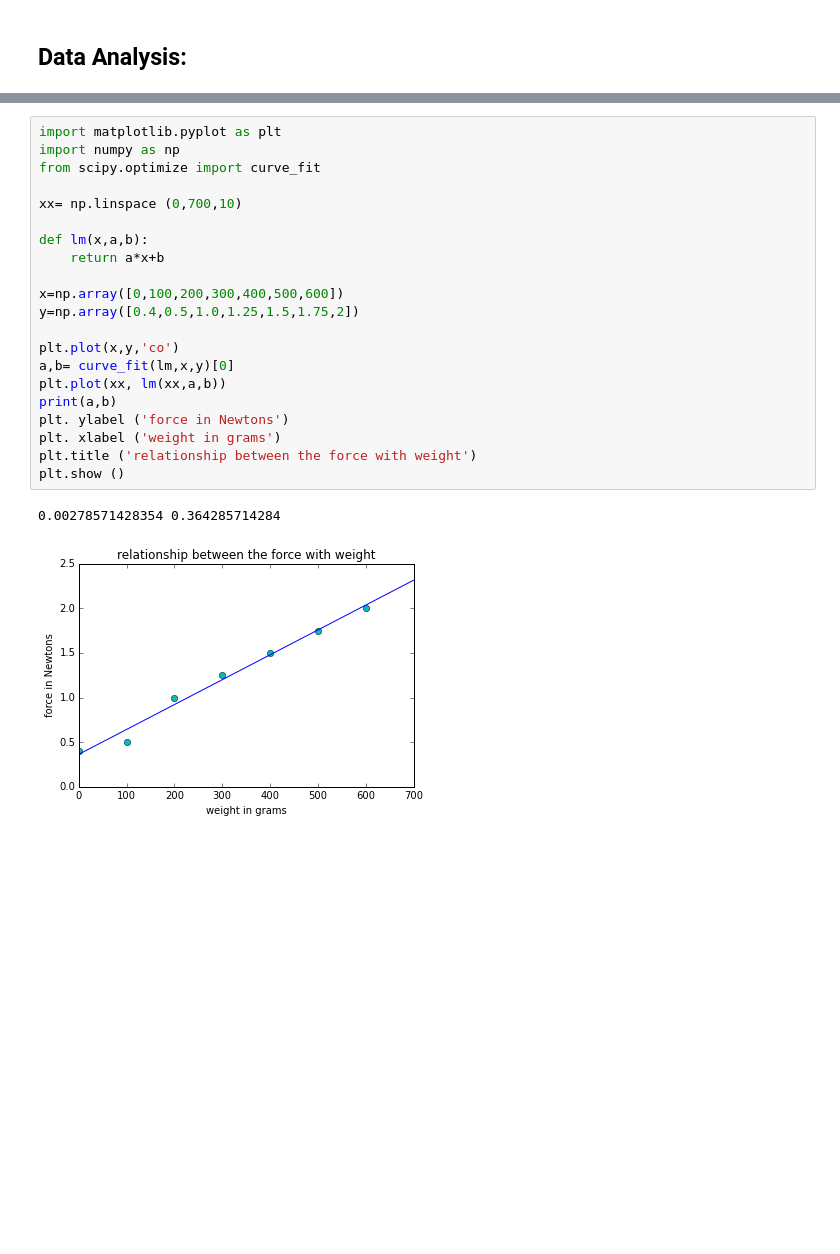
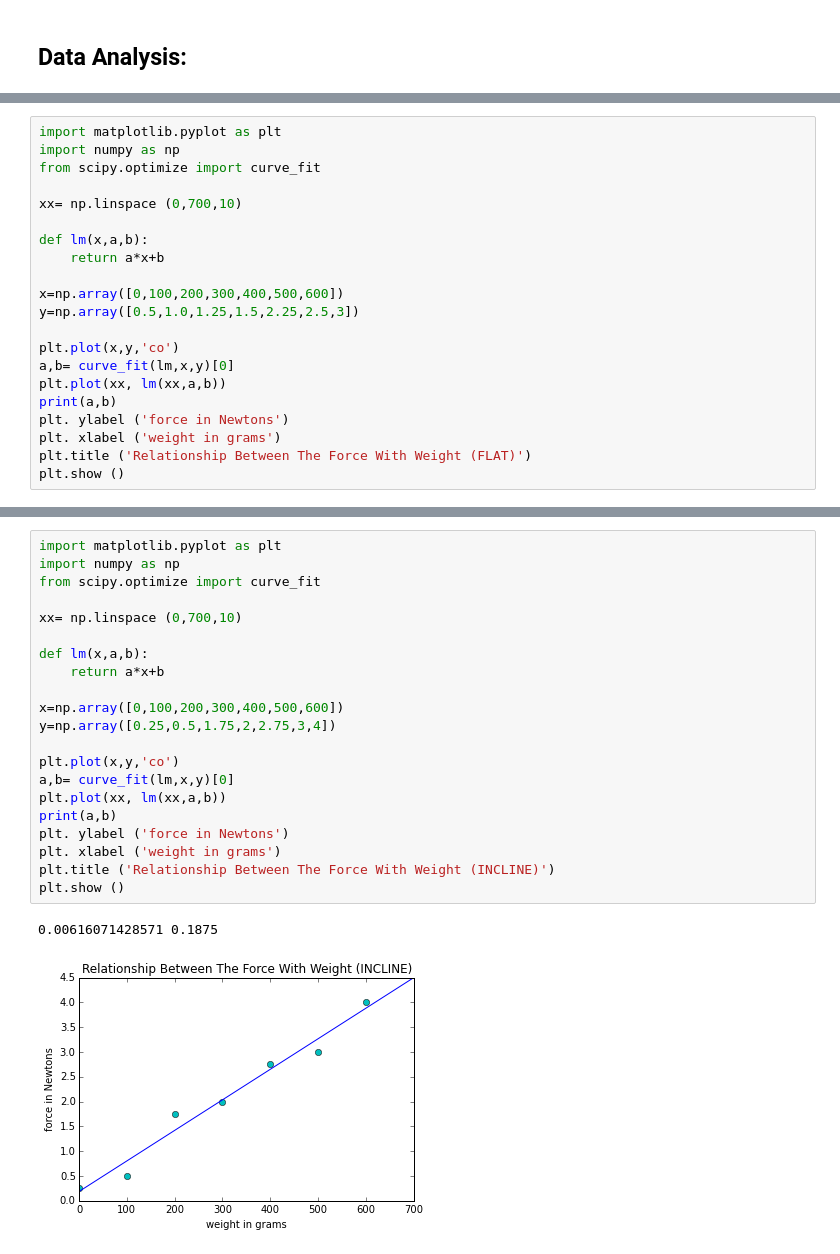
Before and after one commit to moeelm/labs, a Jupyter notebook: modeling static friction.ipynb, the cells around one changed output, grey strips where cells are left out. Drawn from its saved outputs; the diff is of its cells as text; blank space fills up the shorter version.

Commit message:
add incline data

```diff
--- a/modeling static friction.ipynb
+++ b/modeling static friction.ipynb
@@ -15,0 +28,21 @@ Gather the different weights (100g, 200g, 300g, 400g, 500g, 600g) for intended u
+# %%
+import matplotlib.pyplot as plt
+import numpy as np
+from scipy.optimize import curve_fit
+
+xx= np.linspace (0,700,10)
+
+def lm(x,a,b):
+    return a*x+b
+
+x=np.array([0,100,200,300,400,500,600])
+y=np.array([0.5,1.0,1.25,1.5,2.25,2.5,3])
+
+plt.plot(x,y,'co')
+a,b= curve_fit(lm,x,y)[0]
+plt.plot(xx, lm(xx,a,b))
+print(a,b)
+plt. ylabel ('force in Newtons')
+plt. xlabel ('weight in grams')
+plt.title ('Relationship Between The Force With Weight (FLAT)')
+plt.show ()
@@ -26,24 +64,24 @@ Gather the different weights (100g, 200g, 300g, 400g, 500g, 600g) for intended u
 # %%
 import matplotlib.pyplot as plt
 import numpy as np
 from scipy.optimize import curve_fit
 
 xx= np.linspace (0,700,10)
 
 def lm(x,a,b):
     return a*x+b
 
 x=np.array([0,100,200,300,400,500,600])
-y=np.array([0.4,0.5,1.0,1.25,1.5,1.75,2])
+y=np.array([0.25,0.5,1.75,2,2.75,3,4])
 
 plt.plot(x,y,'co')
 a,b= curve_fit(lm,x,y)[0]
 plt.plot(xx, lm(xx,a,b))
 print(a,b)
 plt. ylabel ('force in Newtons')
 plt. xlabel ('weight in grams')
-plt.title ('relationship between the force with weight')
+plt.title ('Relationship Between The Force With Weight (INCLINE)')
 plt.show ()
 # %% [output]
-0.00278571428354 0.364285714284
+0.00616071428571 0.1875
-[figure, old version]
+[figure, new version]
```
Also changed, not shown: parts of 7 cells of this notebook.
